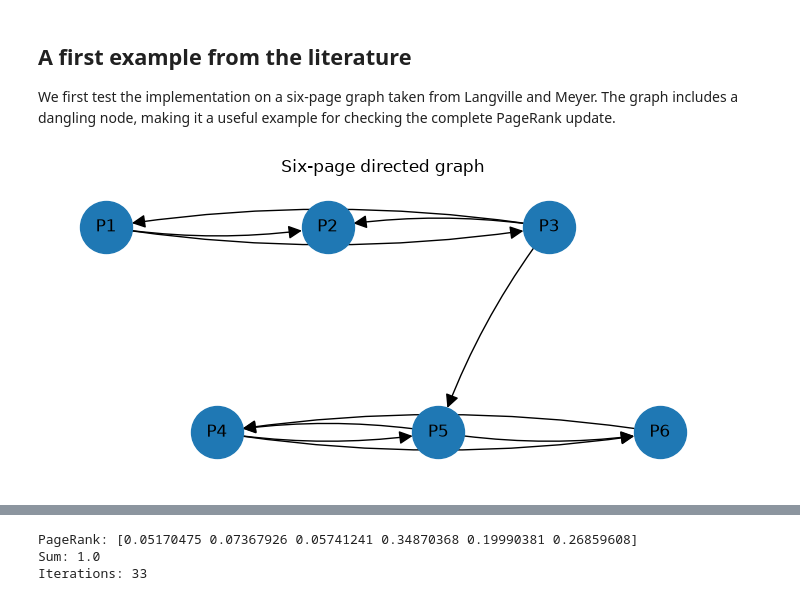
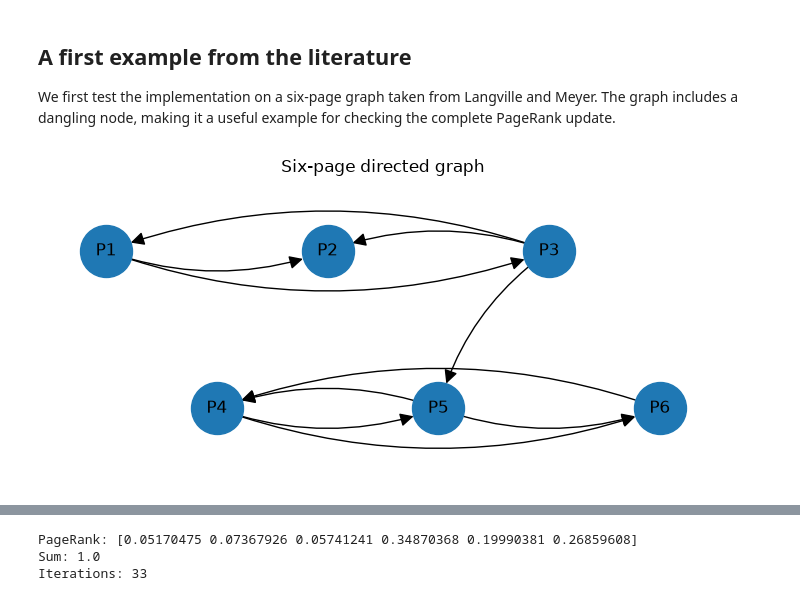
Before and after one commit to RiccardoInfascelli/numerical-analysis-pagerank, a Jupyter notebook: notebooks/pagerank_analysis.ipynb, the cells around one changed output, grey strips where cells are left out. Drawn from its saved outputs; the diff is of its cells as text; code cells hidden in the pictures.

```diff
--- a/notebooks/pagerank_analysis.ipynb
+++ b/notebooks/pagerank_analysis.ipynb
@@ -107,32 +110,32 @@ graph_example = nx.DiGraph()
 graph_example.add_nodes_from(range(n))
 graph_example.add_edges_from(edges)
 
 positions = {
     0: (0.0, 1.0),
     1: (1.0, 1.0),
     2: (2.0, 1.0),
     3: (0.5, 0.0),
     4: (1.5, 0.0),
     5: (2.5, 0.0),
 }
 
 labels = {node: f"P{node + 1}" for node in graph_example.nodes}
 
 plt.figure(figsize=(7, 3.5))
 
 nx.draw_networkx(
     graph_example,
     pos=positions,
     labels=labels,
     node_size=1400,
     arrows=True,
     arrowsize=20,
-    connectionstyle="arc3,rad=0.08",
+    connectionstyle="arc3,rad=0.18",
 )
 
 plt.title("Six-page directed graph")
 plt.axis("off")
 plt.tight_layout()
 plt.show()
 # %% [output]
-[figure, old version]
+[figure, new version]
```
Also changed, not shown: parts of 57 cells of this notebook, 2 other files.
